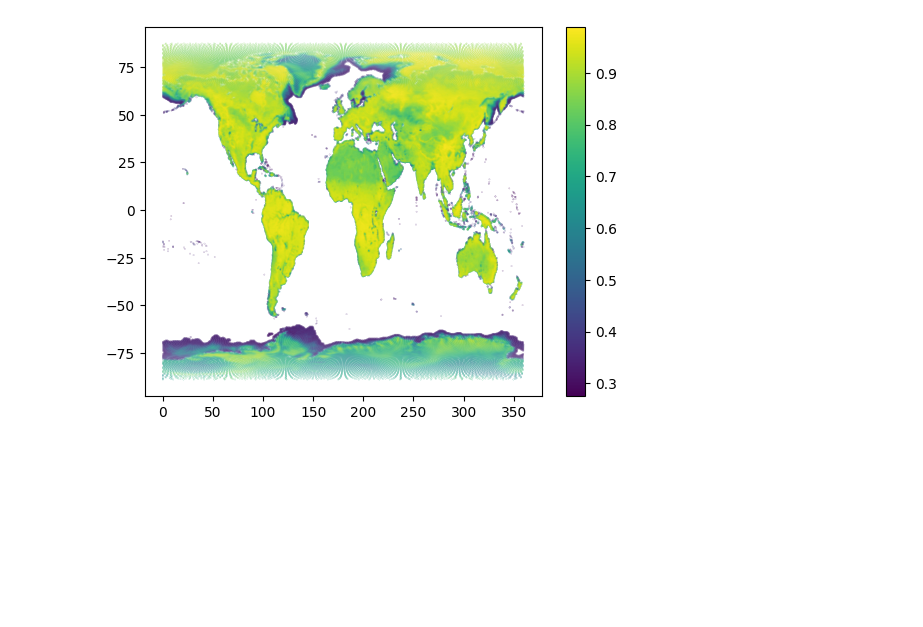
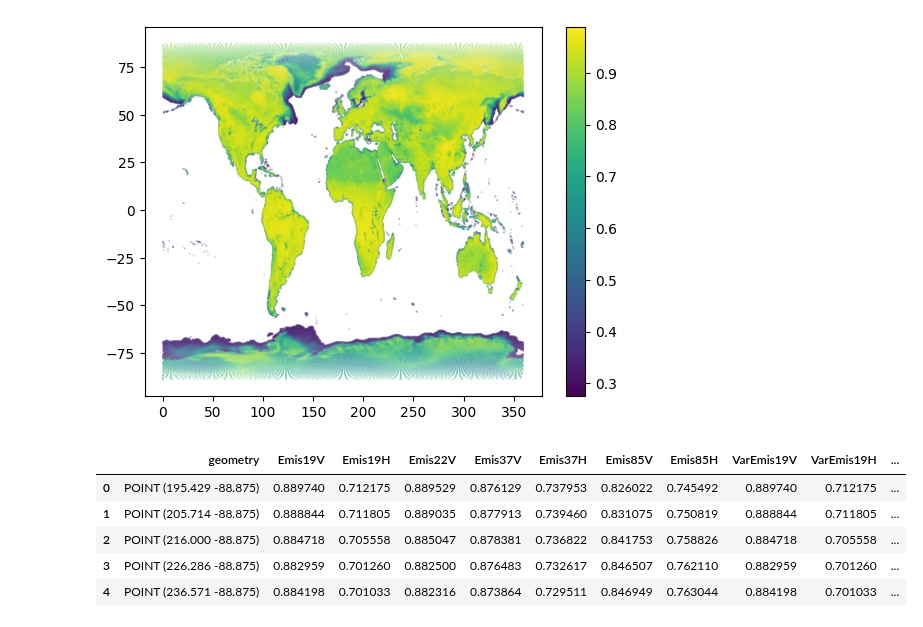
Before and after one commit to AndresTerrer/PMW_LST, a Jupyter notebook: notebooks/TELSEM_atlas_reading.ipynb, the cells around one changed output. Saved outputs shown, nothing was run; the diff lists cells and outputs as text; code cells hidden in the pictures; blank space fills up the shorter version.

```diff
--- a/notebooks/TELSEM_atlas_reading.ipynb
+++ b/notebooks/TELSEM_atlas_reading.ipynb
@@ -313,3 +313,54 @@ plt.colorbar()
 # %% [output]
 <matplotlib.colorbar.Colorbar at 0x...>
 [figure]
+# %%
+# Lets try to create a geopandas object with the atlas, so that we have the latitude and longitude
+import geopandas
+from shapely.geometry import Point
+import pandas as pd
+
+coordinates = [Point(lon,lat) for lat,lon in zip(lats,lons)]
+
+
+gdf = geopandas.GeoDataFrame(geometry=coordinates)
+
+emiss = atlas.emis
+emis_err = atlas.emis_err
+
+# Create dataframes for emisivities and errors:
+
+emisdf = pd.DataFrame(
+    emiss,
+    columns= [
+        "Emis19V",
+        "Emis19H",
+        "Emis22V",
+        "Emis37V",
+        "Emis37H",
+        "Emis85V",
+        "Emis85H"
+    ]
+)
+
+errdf = pd.DataFrame(
+    emiss,
+    columns= [
+        "VarEmis19V",
+        "VarEmis19H",
+        "VarEmis22V",
+        "VarEmis37V",
+        "VarEmis37H",
+        "VarEmis85V",
+        "VarEmis85H"
+    ]
+)
+
+gdf = pd.concat([gdf,emisdf,errdf],axis=1)
+gdf.head()
+# %% [output]
+|  | geometry | Emis19V | Emis19H | Emis22V | Emis37V | Emis37H | Emis85V | Emis85H | VarEmis19V | VarEmis19H | ... |
+| 0 | POINT (195.429 -88.875) | 0.889740 | 0.712175 | 0.889529 | 0.876129 | 0.737953 | 0.826022 | 0.745492 | 0.889740 | 0.712175 | ... |
+| 1 | POINT (205.714 -88.875) | 0.888844 | 0.711805 | 0.889035 | 0.877913 | 0.739460 | 0.831075 | 0.750819 | 0.888844 | 0.711805 | ... |
+| 2 | POINT (216.000 -88.875) | 0.884718 | 0.705558 | 0.885047 | 0.878381 | 0.736822 | 0.841753 | 0.758826 | 0.884718 | 0.705558 | ... |
+| 3 | POINT (226.286 -88.875) | 0.882959 | 0.701260 | 0.882500 | 0.876483 | 0.732617 | 0.846507 | 0.762110 | 0.882959 | 0.701260 | ... |
+| 4 | POINT (236.571 -88.875) | 0.884198 | 0.701033 | 0.882316 | 0.873864 | 0.729511 | 0.846949 | 0.763044 | 0.884198 | 0.701033 | ... |
```
Also changed, not shown: parts of 3 cells of this notebook.
